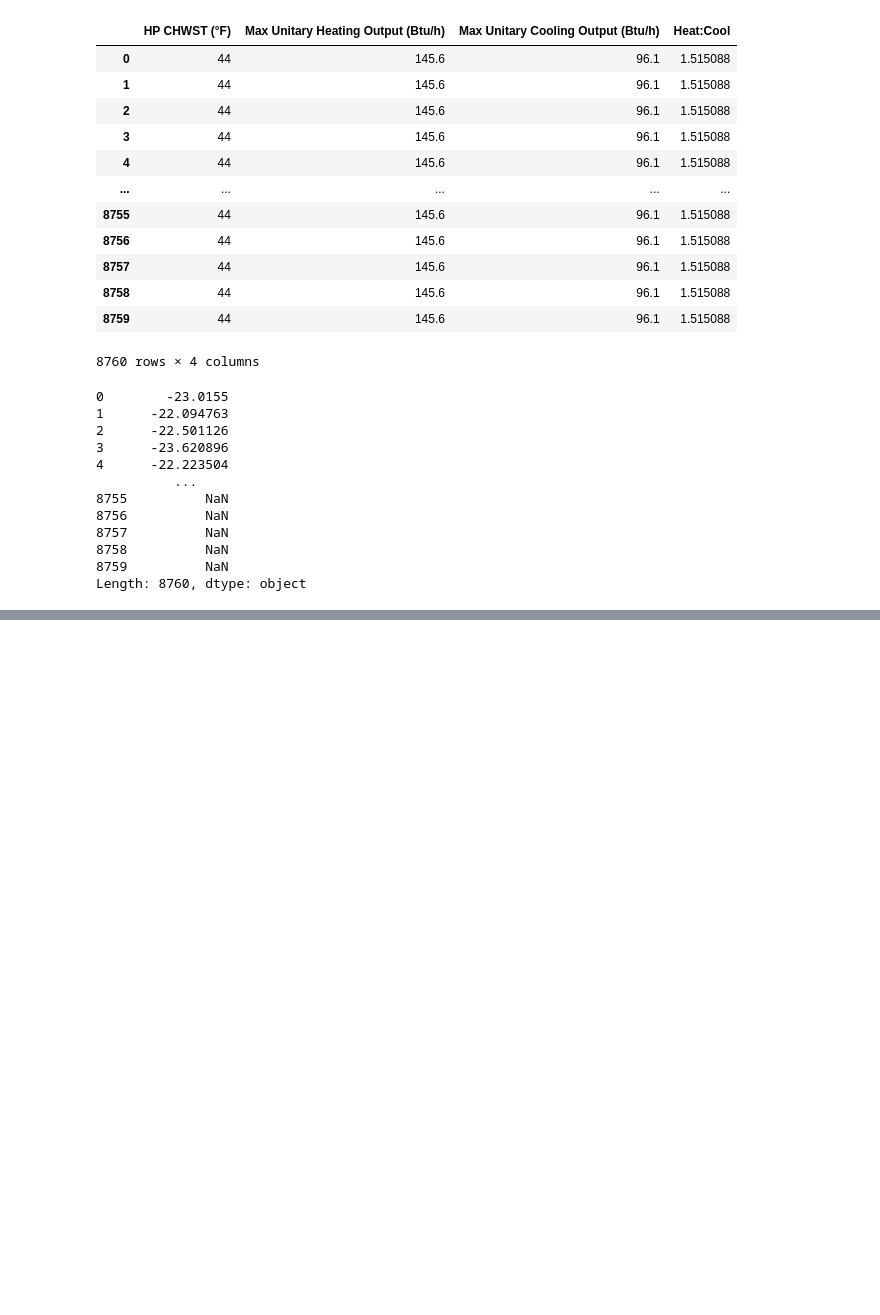
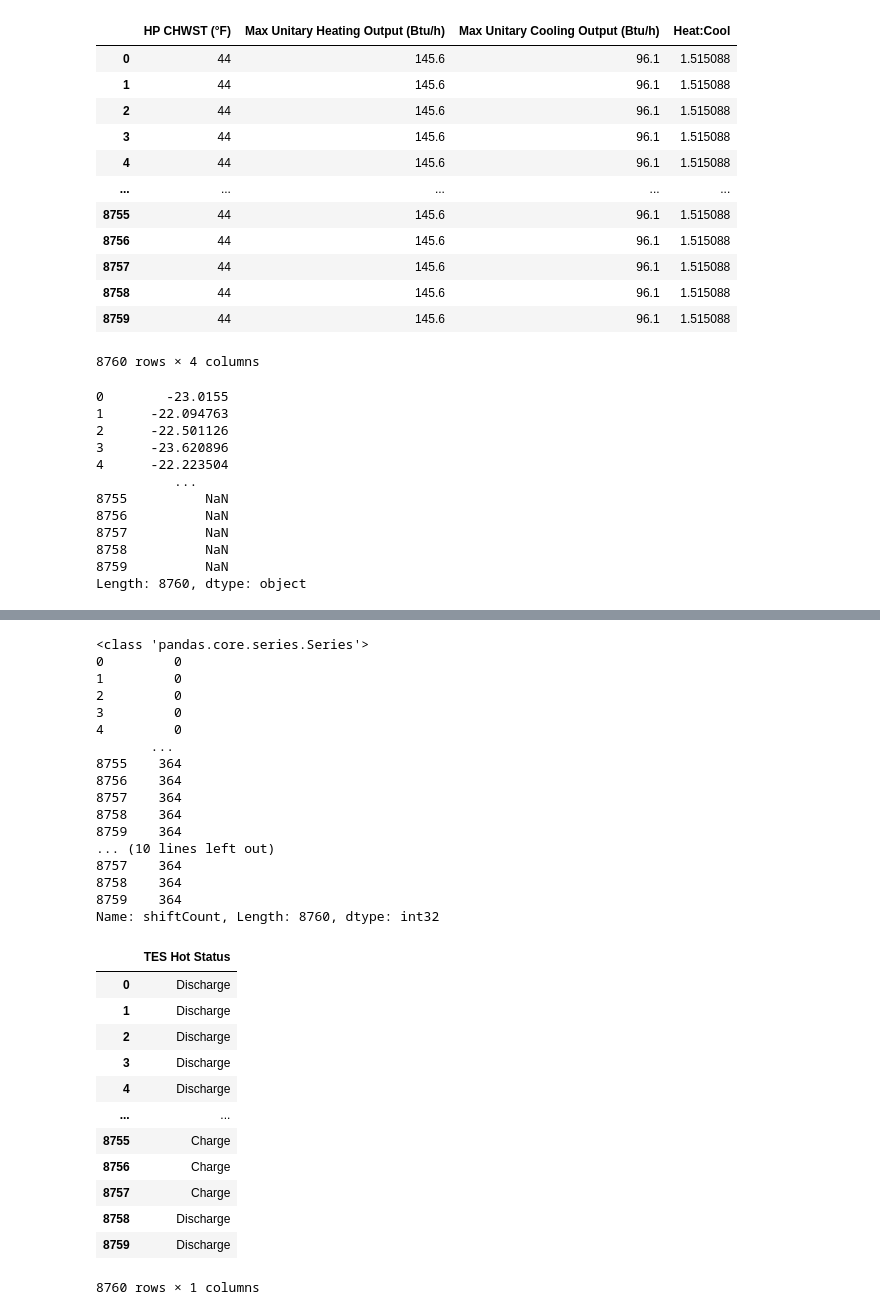
Before and after one commit to NikitaKhatwani/District-system---Engineering-model, a Jupyter notebook: UCSB_CUP Heat pump TES.ipynb, the cells around one changed output, grey strips where cells are left out. Drawn from its saved outputs; the diff is of its cells as text; code cells hidden in the pictures; blank space fills up the shorter version.

```diff
--- a/UCSB_CUP Heat pump TES.ipynb
+++ b/UCSB_CUP Heat pump TES.ipynb
@@ -93,0 +206,37 @@ Length: 8760, dtype: object
+# %%
+
+TES_instance_two = TES(HW_upperTankVol=HW_upperTankVol,HW_TankVol=HW_TankVol,HW_wallLoss=HW_wallLoss,HW_ThermocloneLoss=HW_ThermocloneLoss,HW_lowerTankVol=HW_lowerTankVol,\
+                      CHW_upperTankVol=CHW_upperTankVol,CHW_lowerTankVol=CHW_lowerTankVol,CHW_TankVol=CHW_TankVol,CHW_wallLoss=CHW_wallLoss,CHW_ThermocloneLoss=CHW_ThermocloneLoss,\
+                      HP_heatingCapacity=HP_heatingCapacity,thermoclineDischarge=thermoclineDischarge,stopCharging=stopCharging,CUP_instance=CUP_instance,totalHeating_load=totalHeating_load)
+TES_instance_two.compute_2()
+# %% [output]
+<class 'pandas.core.series.Series'>
+0         0
+1         0
+2         0
+3         0
+4         0
+       ...
+8755    364
+8756    364
+8757    364
+8758    364
+8759    364
+... (10 lines left out)
+8757    364
+8758    364
+8759    364
+Name: shiftCount, Length: 8760, dtype: int32
+|  | TES Hot Status |
+| 0 | Discharge |
+| 1 | Discharge |
+| 2 | Discharge |
+| 3 | Discharge |
+| 4 | Discharge |
+| ... | ... |
+| 8755 | Charge |
+| 8756 | Charge |
+| 8757 | Charge |
+| 8758 | Discharge |
+| 8759 | Discharge |
+8760 rows × 1 columns
```
Also changed, not shown: parts of 11 cells of this notebook, 9 other files.
